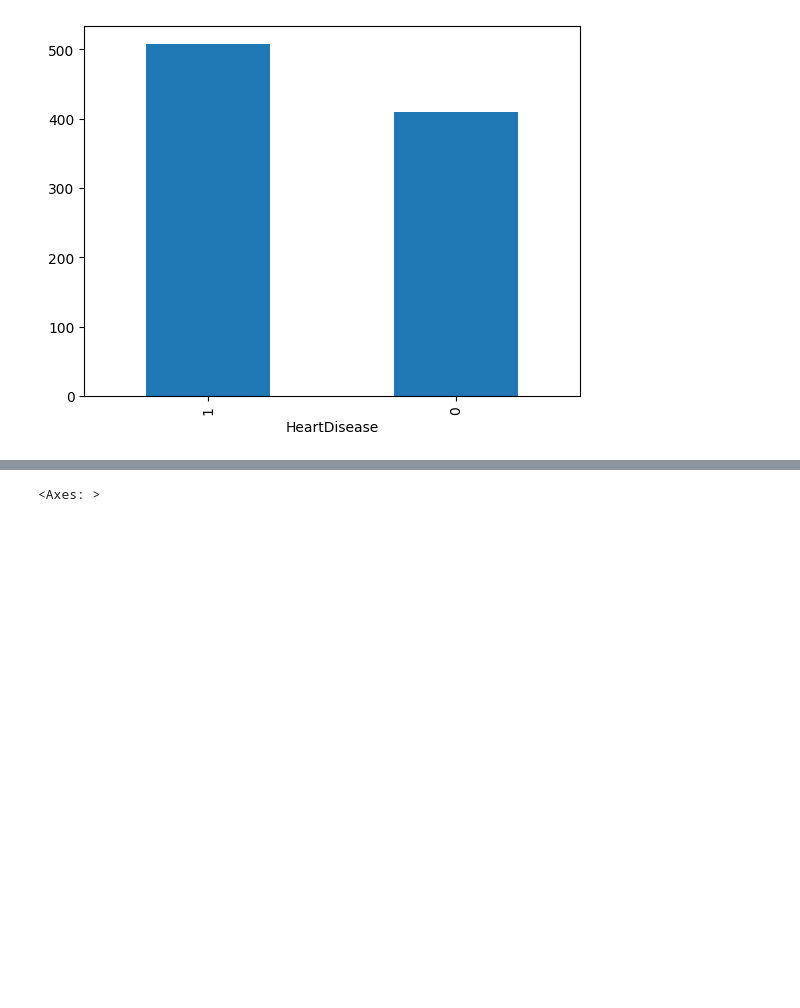
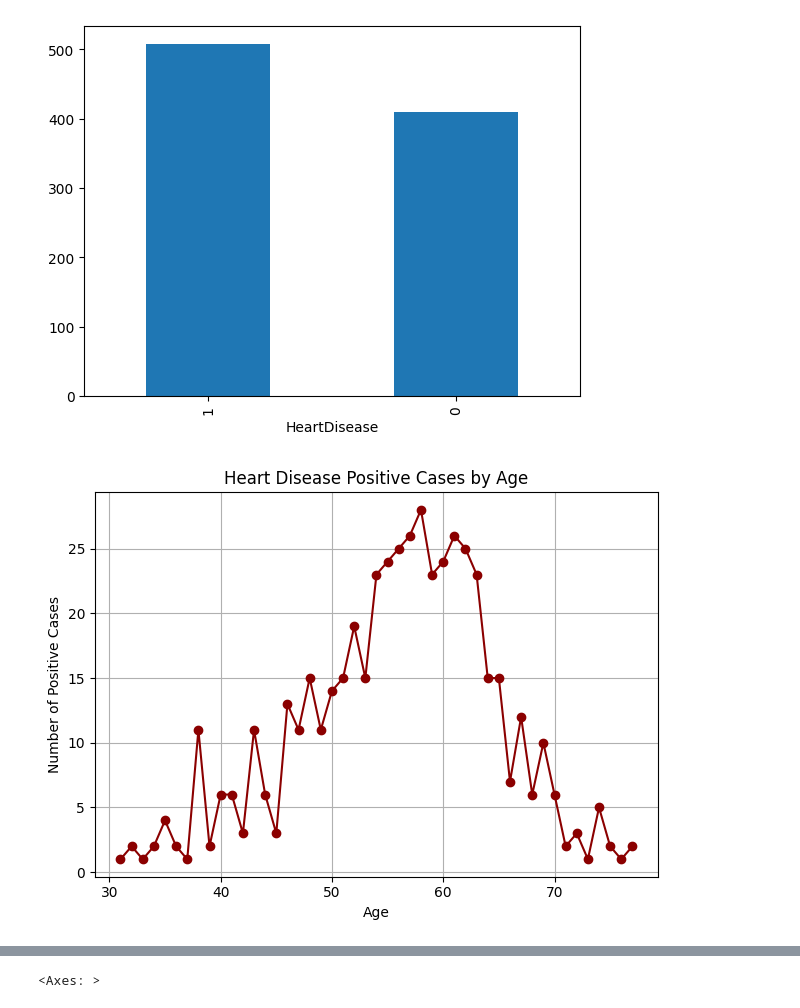
Before and after one commit to ankush262/Machine-learning, a Jupyter notebook: heart_diease.ipynb, the cells around one changed output, grey strips where cells are left out. Drawn from its saved outputs; the diff is of its cells as text; code cells hidden in the pictures; blank space fills up the shorter version.

Commit message:
age/Heartdisease

```diff
--- a/heart_diease.ipynb
+++ b/heart_diease.ipynb
@@ -72,3 +86,17 @@ df["HeartDisease"].value_counts().plot(kind="bar")
 # %% [output]
 <Axes: xlabel='HeartDisease'>
 [figure]
+# %%
+hd_positive = df[df["HeartDisease"] == 1]
+age_counts = hd_positive["Age"].value_counts().sort_index()
+# Plotting
+plt.plot(age_counts.index, age_counts.values, marker='o', linestyle='-', color='darkred')
+
+plt.title("Heart Disease Positive Cases by Age")
+plt.xlabel("Age")
+plt.ylabel("Number of Positive Cases")
+plt.grid(True)
+plt.tight_layout()
+plt.show()
+# %% [output]
+[figure, added]
```
Also changed, not shown: parts of 7 cells of this notebook.
